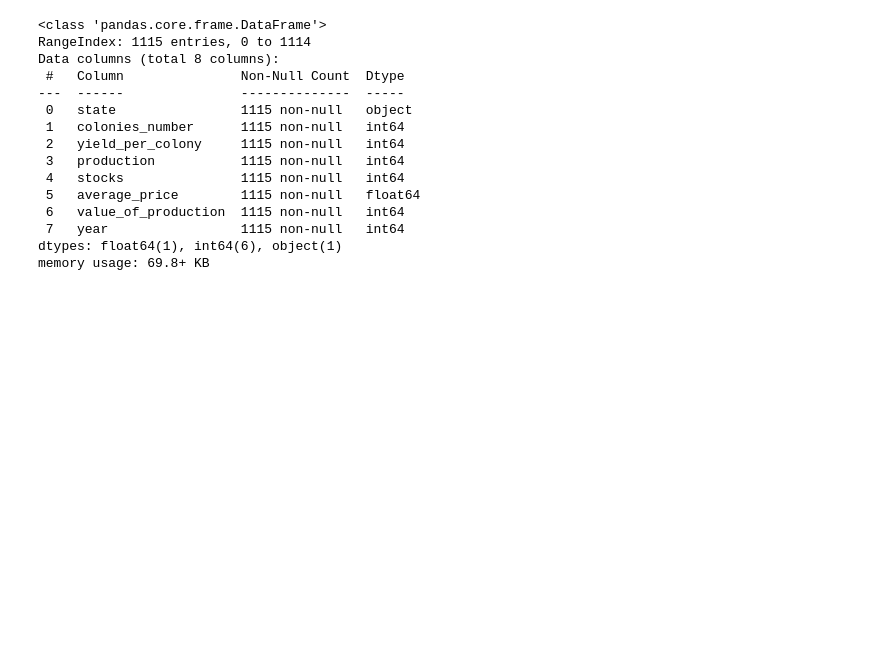
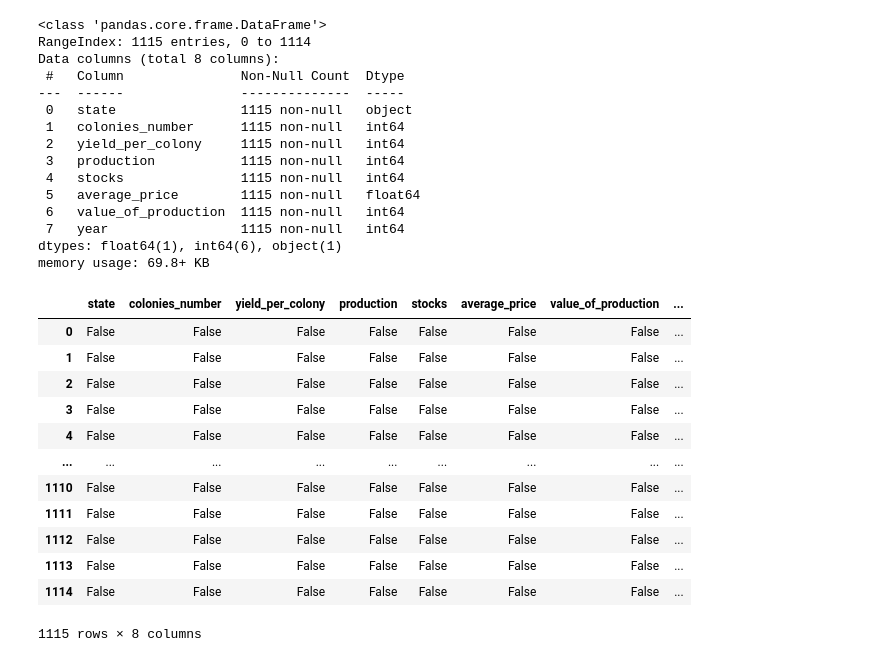
Before and after one commit to AryadipMridha/US-Honey-Production_Visualisation, a Jupyter notebook: US-Honey-DataVisualization.ipynb, the cells around one changed output. Saved outputs shown, nothing was run; the diff lists cells and outputs as text; code cells hidden in the pictures; blank space fills up the shorter version.

```diff
--- a/US-Honey-DataVisualization.ipynb
+++ b/US-Honey-DataVisualization.ipynb
@@ -77,3 +77,20 @@ Data columns (total 8 columns):
  7   year                 1115 non-null   int64
 dtypes: float64(1), int64(6), object(1)
 memory usage: 69.8+ KB
+# %%
+#null check
+df.isna()
+# %% [output]
+|  | state | colonies_number | yield_per_colony | production | stocks | average_price | value_of_production | ... |
+| 0 | False | False | False | False | False | False | False | ... |
+| 1 | False | False | False | False | False | False | False | ... |
+| 2 | False | False | False | False | False | False | False | ... |
+| 3 | False | False | False | False | False | False | False | ... |
+| 4 | False | False | False | False | False | False | False | ... |
+| ... | ... | ... | ... | ... | ... | ... | ... | ... |
+| 1110 | False | False | False | False | False | False | False | ... |
+| 1111 | False | False | False | False | False | False | False | ... |
+| 1112 | False | False | False | False | False | False | False | ... |
+| 1113 | False | False | False | False | False | False | False | ... |
+| 1114 | False | False | False | False | False | False | False | ... |
+1115 rows × 8 columns
```
Also changed, not shown: parts of 7 cells of this notebook.
